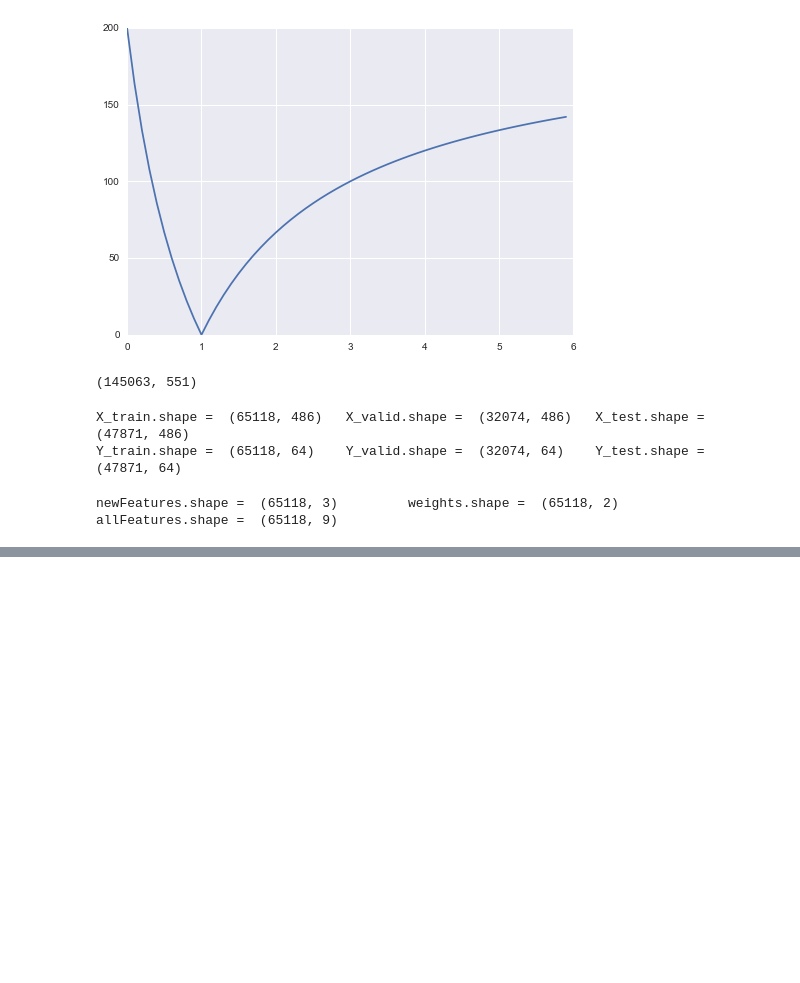
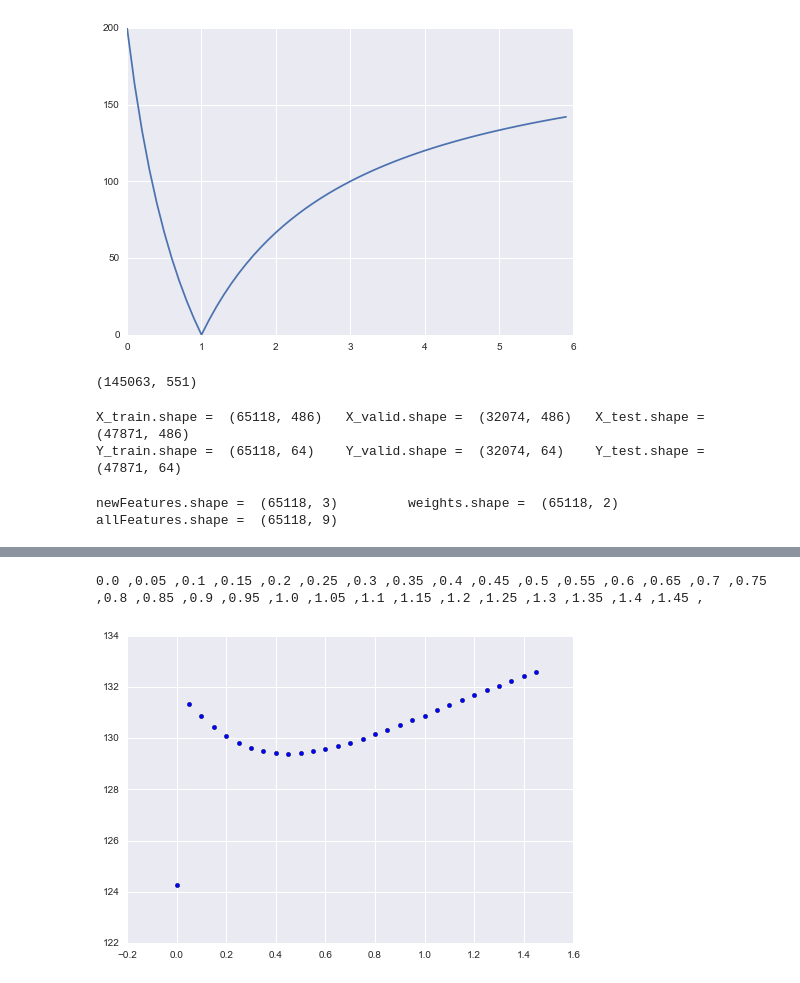
Before and after one commit to MatthewMcGonagle/KaggleWikiTraffic, a Jupyter notebook: WeightedWindows.ipynb, the cells around one changed output, grey strips where cells are left out. Cells and saved outputs as stored; diff of their text form; code cells hidden in the pictures; blank space fills up the shorter version.

```diff
--- a/WeightedWindows.ipynb
+++ b/WeightedWindows.ipynb
@@ -160,0 +182,18 @@ Cross val score =  127.947999872 +- 3.63557538208
+# %%
+# Now let's try varying the size of k associated to the weights.
+
+ks = np.arange(0, 1.5, 0.05)
+model = Pipeline([ ('pre', FunctionTransformer(all_features)),
+                   ('linear', LinearRegression()) ])
+search_scores = np.empty(0)
+for k in ks:
+    model.set_params(pre__kw_args = {'k' : k})
+    scores = - cross_val_score(model, X_train, Y_train, scoring = smape_scorer)
+    search_scores = np.hstack((search_scores, scores.mean()))
+    print(k, ',', end = '')
+
+plt.scatter(ks, search_scores)
+plt.show()
+# %% [output]
+0.0 ,0.05 ,0.1 ,0.15 ,0.2 ,0.25 ,0.3 ,0.35 ,0.4 ,0.45 ,0.5 ,0.55 ,0.6 ,0.65 ,0.7 ,0.75 ,0.8 ,0.85 ,0.9 ,0.95 ,1.0 ,1.05 ,1.1 ,1.15 ,1.2 ,1.25 ,1.3 ,1.35 ,1.4 ,1.45 ,
+[figure, added]
```
Also changed, not shown: parts of 14 cells of this notebook.
